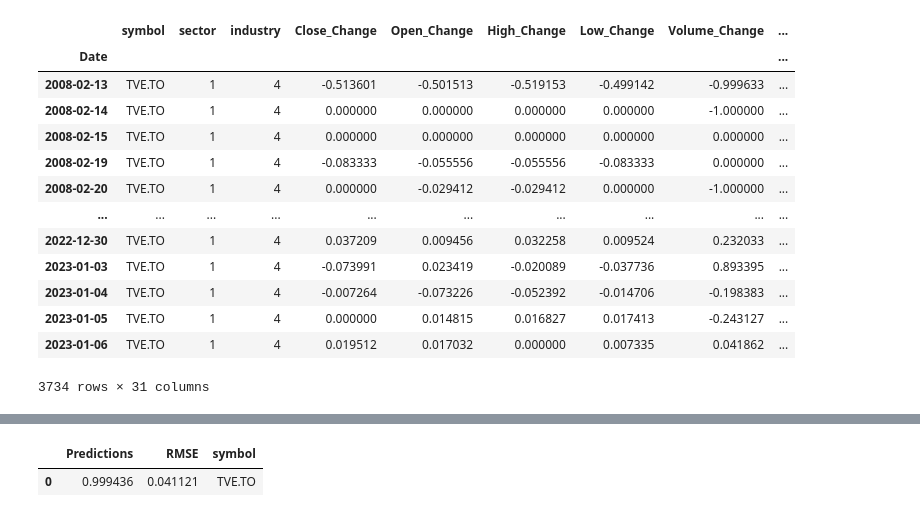
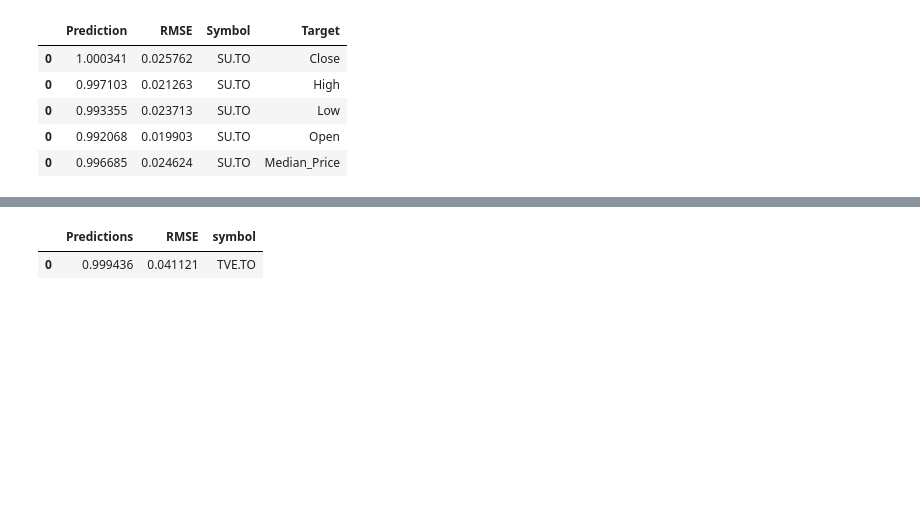
Before and after one commit to 538455/LHL_FinalProject_Predictive-Technical-Indicators-Using-LSTM-Models-for-Trading, a Jupyter notebook: src/Final Model/Dashboard.ipynb, the cells around one changed output, grey strips where cells are left out. Cells and saved outputs as stored; diff of their text form; code cells hidden in the pictures; blank space fills up the shorter version.

```diff
--- a/src/Final Model/Dashboard.ipynb
+++ b/src/Final Model/Dashboard.ipynb
@@ -32,17 +40,9 @@ Epoch 4/25
-# %%
-TVE
-# %% [output]
-|  | symbol | sector | industry | Close_Change | Open_Change | High_Change | Low_Change | Volume_Change | ... |
-| Date |  |  |  |  |  |  |  |  | ... |
-| 2008-02-13 | TVE.TO | 1 | 4 | -0.513601 | -0.501513 | -0.519153 | -0.499142 | -0.999633 | ... |
-| 2008-02-14 | TVE.TO | 1 | 4 | 0.000000 | 0.000000 | 0.000000 | 0.000000 | -1.000000 | ... |
-| 2008-02-15 | TVE.TO | 1 | 4 | 0.000000 | 0.000000 | 0.000000 | 0.000000 | 0.000000 | ... |
-| 2008-02-19 | TVE.TO | 1 | 4 | -0.083333 | -0.055556 | -0.055556 | -0.083333 | 0.000000 | ... |
-| 2008-02-20 | TVE.TO | 1 | 4 | 0.000000 | -0.029412 | -0.029412 | 0.000000 | -1.000000 | ... |
-| ... | ... | ... | ... | ... | ... | ... | ... | ... | ... |
-| 2022-12-30 | TVE.TO | 1 | 4 | 0.037209 | 0.009456 | 0.032258 | 0.009524 | 0.232033 | ... |
-| 2023-01-03 | TVE.TO | 1 | 4 | -0.073991 | 0.023419 | -0.020089 | -0.037736 | 0.893395 | ... |
-| 2023-01-04 | TVE.TO | 1 | 4 | -0.007264 | -0.073226 | -0.052392 | -0.014706 | -0.198383 | ... |
-| 2023-01-05 | TVE.TO | 1 | 4 | 0.000000 | 0.014815 | 0.016827 | 0.017413 | -0.243127 | ... |
-| 2023-01-06 | TVE.TO | 1 | 4 | 0.019512 | 0.017032 | 0.000000 | 0.007335 | 0.041862 | ... |
-3734 rows × 31 columns
+# %%
+Ticker_Future
+# %% [output]
+|  | Prediction | RMSE | Symbol | Target |
+| 0 | 1.000341 | 0.025762 | SU.TO | Close |
+| 0 | 0.997103 | 0.021263 | SU.TO | High |
+| 0 | 0.993355 | 0.023713 | SU.TO | Low |
+| 0 | 0.992068 | 0.019903 | SU.TO | Open |
+| 0 | 0.996685 | 0.024624 | SU.TO | Median_Price |
```
Also changed, not shown: parts of 2 cells of this notebook, 8 other files.
